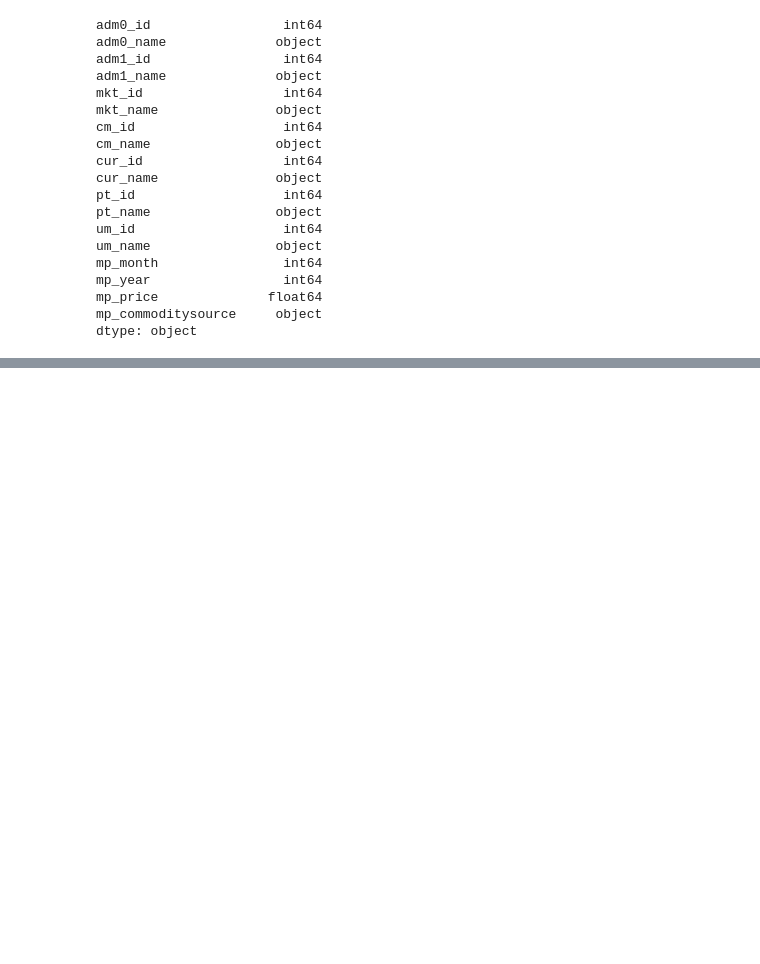
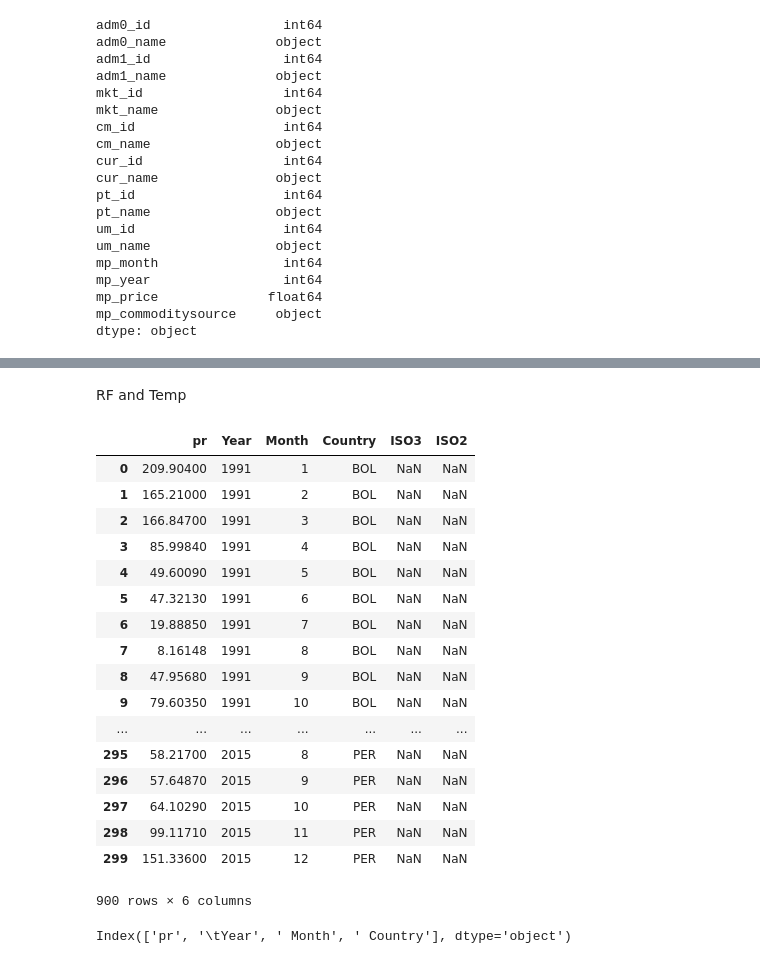
Before and after one commit to vzakhozhyi/599-A-Final-Project, a Jupyter notebook: Test-VZ.ipynb, the cells around one changed output, grey strips where cells are left out. Drawn from its saved outputs; the diff is of its cells as text; code cells hidden in the pictures; blank space fills up the shorter version.

```diff
--- a/Test-VZ.ipynb
+++ b/Test-VZ.ipynb
@@ -22,11 +20,26 @@ import pandas as pd
 pricesdata='https://raw.githubusercontent.com/vzakhozhyi/599-A-Final-Project/master/Data/wfp_market_food_prices.csv'
 prices = pd.read_csv(pricesdata,header=0, encoding = 'ISO-8859-1')
 
-TLdata="https://github.com/vzakhozhyi/599-A-Final-Project/raw/master/Data/Temp1991_2015.xls"
-TL=pd.read_excel(TLdata)
+#Bolivia
+TBdata="https://github.com/vzakhozhyi/599-A-Final-Project/raw/master/Data/Temp_Bolivia.xls"
+TB=pd.read_excel(TBdata)
 
-RFdata="https://github.com/vzakhozhyi/599-A-Final-Project/raw/master/Data/RainFall1991_2015.xls"
-RF=pd.read_excel(RFdata)
+RFBdata="https://github.com/vzakhozhyi/599-A-Final-Project/raw/master/Data/Rainfall_Bolivia.xls"
+RFB=pd.read_excel(RFBdata)
+
+#Peru
+TPdata="https://github.com/vzakhozhyi/599-A-Final-Project/raw/master/Data/Temp_Peru.xls"
+TP=pd.read_excel(TPdata)
+
+RFPdata="https://github.com/vzakhozhyi/599-A-Final-Project/raw/master/Data/Rainfall_Peru.xls"
+RFP=pd.read_excel(RFPdata)
+
+#Colombia
+TCdata="https://github.com/vzakhozhyi/599-A-Final-Project/raw/master/Data/Temp_Colombia.xls"
+TC=pd.read_excel(TCdata)
+
+RFCdata="https://github.com/vzakhozhyi/599-A-Final-Project/raw/master/Data/Rainfall_Colombia.xls"
+RFC=pd.read_excel(RFCdata)
 # %%
 prices.shape
 # %% [output]
@@ -70,0 +169,26 @@ dtype: object
+# %% [markdown]
+RF and Temp
+# %%
+RFdataframes = [RFB, RFC, RFP]
+
+RF = pd.concat(RFdataframes)
+RF
+# %% [output]
+|  | pr | Year | Month | Country | ISO3 | ISO2 |
+| 0 | 209.90400 | 1991 | 1 | BOL | NaN | NaN |
+| 1 | 165.21000 | 1991 | 2 | BOL | NaN | NaN |
+| 2 | 166.84700 | 1991 | 3 | BOL | NaN | NaN |
+| 3 | 85.99840 | 1991 | 4 | BOL | NaN | NaN |
+| 4 | 49.60090 | 1991 | 5 | BOL | NaN | NaN |
+| 5 | 47.32130 | 1991 | 6 | BOL | NaN | NaN |
+| 6 | 19.88850 | 1991 | 7 | BOL | NaN | NaN |
+| 7 | 8.16148 | 1991 | 8 | BOL | NaN | NaN |
+| 8 | 47.95680 | 1991 | 9 | BOL | NaN | NaN |
+| 9 | 79.60350 | 1991 | 10 | BOL | NaN | NaN |
+| ... | ... | ... | ... | ... | ... | ... |
+| 295 | 58.21700 | 2015 | 8 | PER | NaN | NaN |
+| 296 | 57.64870 | 2015 | 9 | PER | NaN | NaN |
+| 297 | 64.10290 | 2015 | 10 | PER | NaN | NaN |
+| 298 | 99.11710 | 2015 | 11 | PER | NaN | NaN |
+| 299 | 151.33600 | 2015 | 12 | PER | NaN | NaN |
+900 rows × 6 columns
@@ -70,0 +197,4 @@ dtype: object
+# %%
+RFclean.columns
+# %% [output]
+Index(['pr', '\tYear', ' Month', ' Country'], dtype='object')
```
Also changed, not shown: parts of 12 cells of this notebook.
